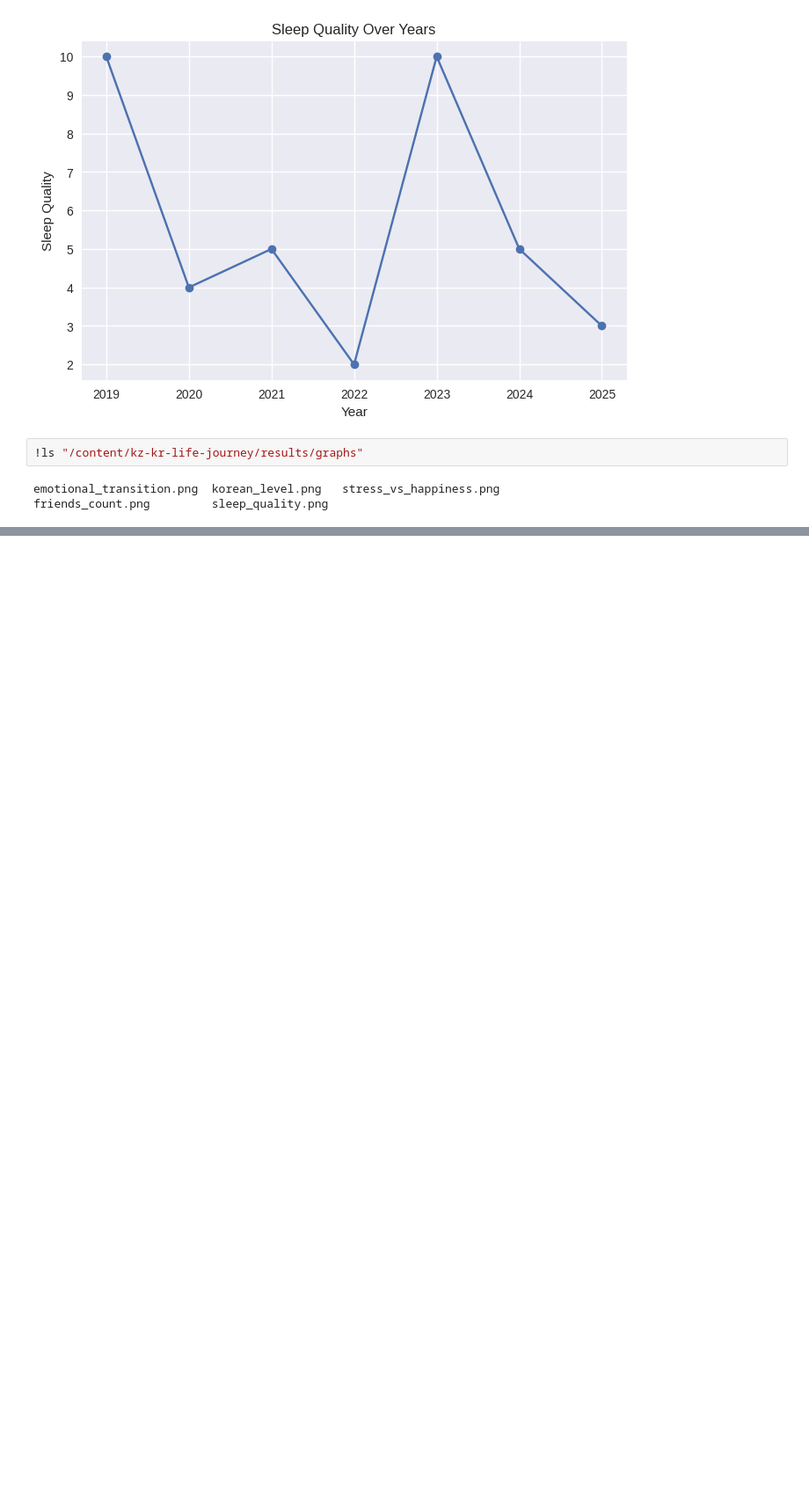
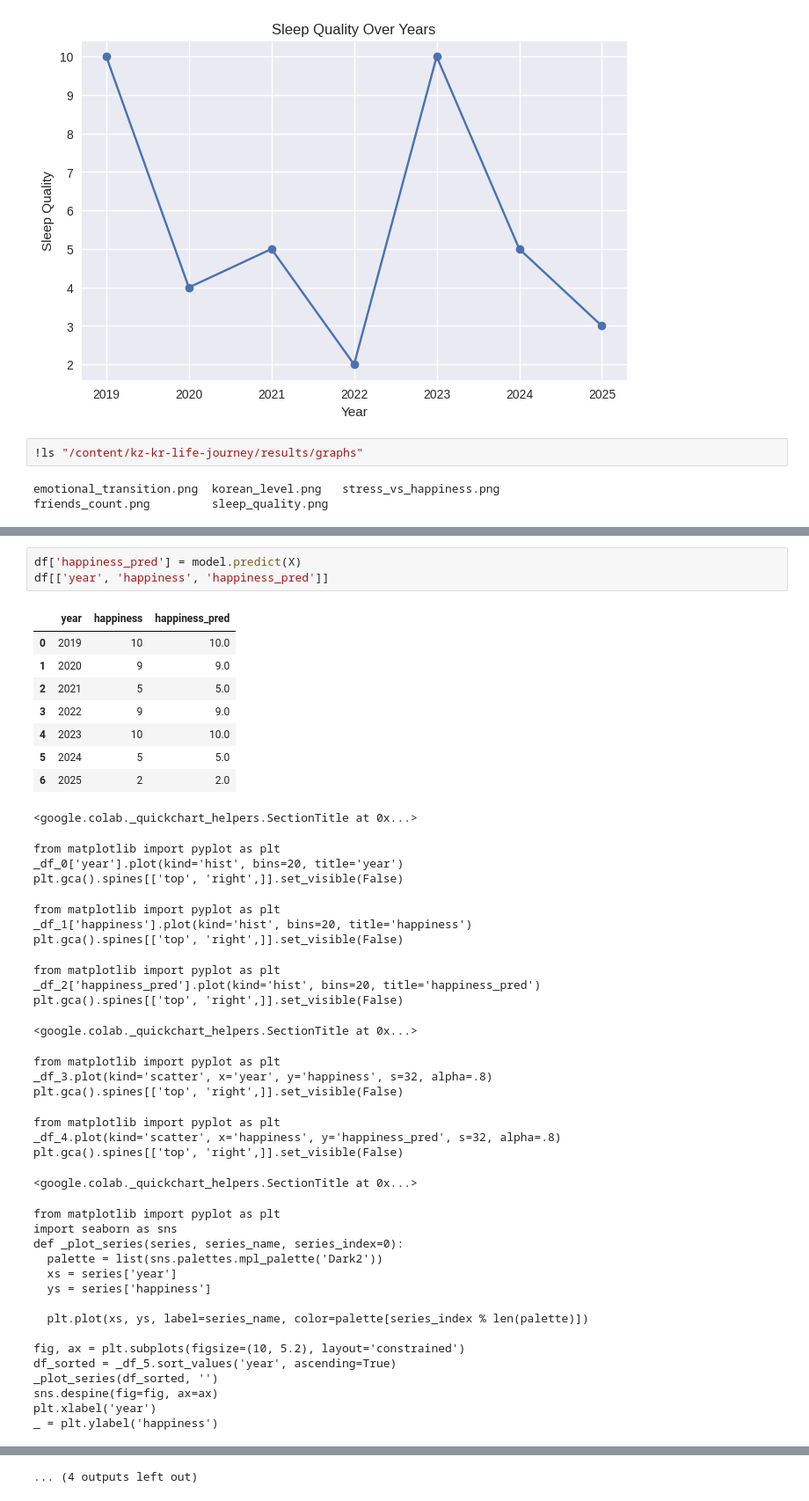
Before and after one commit to samg050213sh/kz-kr-life-journey, a Jupyter notebook: 01_data_exploration.ipynb, the cells around one changed output, grey strips where cells are left out. Shown at 88% size. Saved outputs shown, nothing was run; the diff lists cells and outputs as text; blank space fills up the shorter version.

```diff
--- a/01_data_exploration.ipynb
+++ b/01_data_exploration.ipynb
@@ -148,0 +222,45 @@ friends_count.png         sleep_quality.png
+# %%
+df['happiness_pred'] = model.predict(X)
+df[['year', 'happiness', 'happiness_pred']]
+# %% [output]
+|  | year | happiness | happiness_pred |
+| 0 | 2019 | 10 | 10.0 |
+| 1 | 2020 | 9 | 9.0 |
+| 2 | 2021 | 5 | 5.0 |
+| 3 | 2022 | 9 | 9.0 |
+| 4 | 2023 | 10 | 10.0 |
+| 5 | 2024 | 5 | 5.0 |
+| 6 | 2025 | 2 | 2.0 |
+<google.colab._quickchart_helpers.SectionTitle at 0x...>
+from matplotlib import pyplot as plt
+_df_0['year'].plot(kind='hist', bins=20, title='year')
+plt.gca().spines[['top', 'right',]].set_visible(False)
+from matplotlib import pyplot as plt
+_df_1['happiness'].plot(kind='hist', bins=20, title='happiness')
+plt.gca().spines[['top', 'right',]].set_visible(False)
+from matplotlib import pyplot as plt
+_df_2['happiness_pred'].plot(kind='hist', bins=20, title='happiness_pred')
+plt.gca().spines[['top', 'right',]].set_visible(False)
+<google.colab._quickchart_helpers.SectionTitle at 0x...>
+from matplotlib import pyplot as plt
+_df_3.plot(kind='scatter', x='year', y='happiness', s=32, alpha=.8)
+plt.gca().spines[['top', 'right',]].set_visible(False)
+from matplotlib import pyplot as plt
+_df_4.plot(kind='scatter', x='happiness', y='happiness_pred', s=32, alpha=.8)
+plt.gca().spines[['top', 'right',]].set_visible(False)
+<google.colab._quickchart_helpers.SectionTitle at 0x...>
+from matplotlib import pyplot as plt
+import seaborn as sns
+def _plot_series(series, series_name, series_index=0):
+  palette = list(sns.palettes.mpl_palette('Dark2'))
+  xs = series['year']
+  ys = series['happiness']
+
+  plt.plot(xs, ys, label=series_name, color=palette[series_index % len(palette)])
+
+fig, ax = plt.subplots(figsize=(10, 5.2), layout='constrained')
+df_sorted = _df_5.sort_values('year', ascending=True)
+_plot_series(df_sorted, '')
+sns.despine(fig=fig, ax=ax)
+plt.xlabel('year')
+_ = plt.ylabel('happiness')
@@ -148,0 +301 @@ friends_count.png         sleep_quality.png
+... (4 outputs left out)
```
Also changed, not shown: parts of 5 cells of this notebook.
